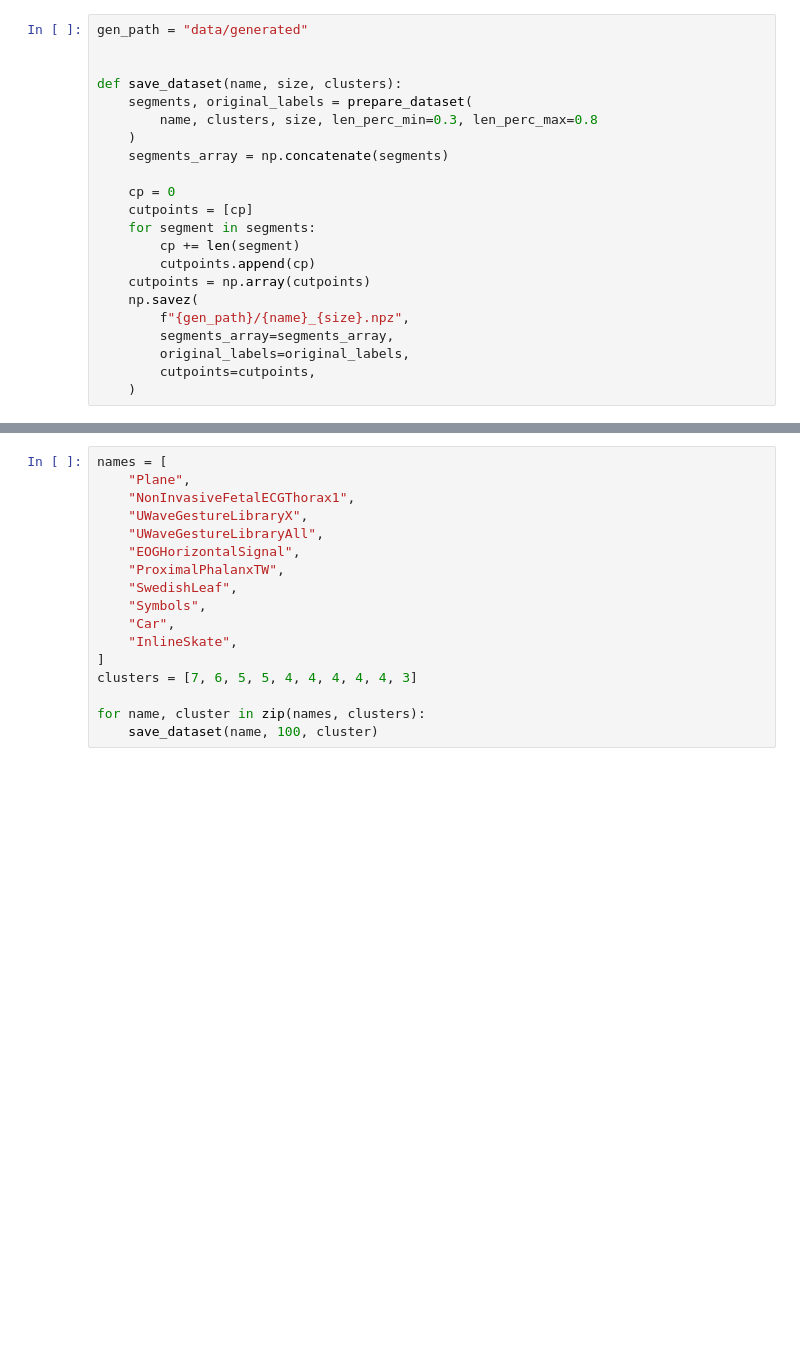
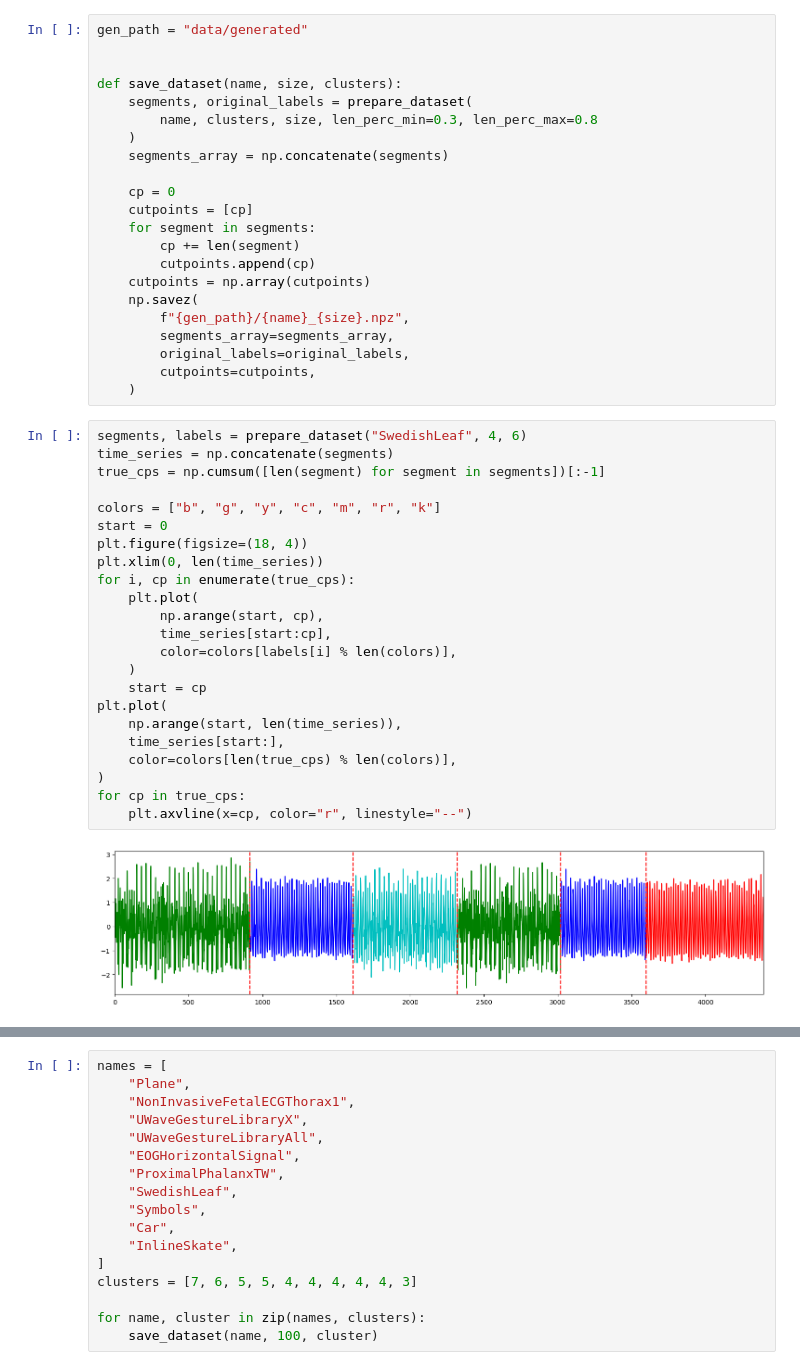
Before and after one commit to tmb2k01/TDK_2024, a Jupyter notebook: data_preparation.ipynb, the cells around one changed output, grey strips where cells are left out. Cells and saved outputs as stored; diff of their text form; blank space fills up the shorter version.

```diff
--- a/data_preparation.ipynb
+++ b/data_preparation.ipynb
@@ -102,3 +121,28 @@ def save_dataset(name, size, clusters):
         original_labels=original_labels,
         cutpoints=cutpoints,
     )
+# %%
+segments, labels = prepare_dataset("SwedishLeaf", 4, 6)
+time_series = np.concatenate(segments)
+true_cps = np.cumsum([len(segment) for segment in segments])[:-1]
+
+colors = ["b", "g", "y", "c", "m", "r", "k"]
+start = 0
+plt.figure(figsize=(18, 4))
+plt.xlim(0, len(time_series))
+for i, cp in enumerate(true_cps):
+    plt.plot(
+        np.arange(start, cp),
+        time_series[start:cp],
+        color=colors[labels[i] % len(colors)],
+    )
+    start = cp
+plt.plot(
+    np.arange(start, len(time_series)),
+    time_series[start:],
+    color=colors[len(true_cps) % len(colors)],
+)
+for cp in true_cps:
+    plt.axvline(x=cp, color="r", linestyle="--")
+# %% [output]
+[figure, added]
```
Also changed, not shown: parts of 3 cells of this notebook, 9 other files.
